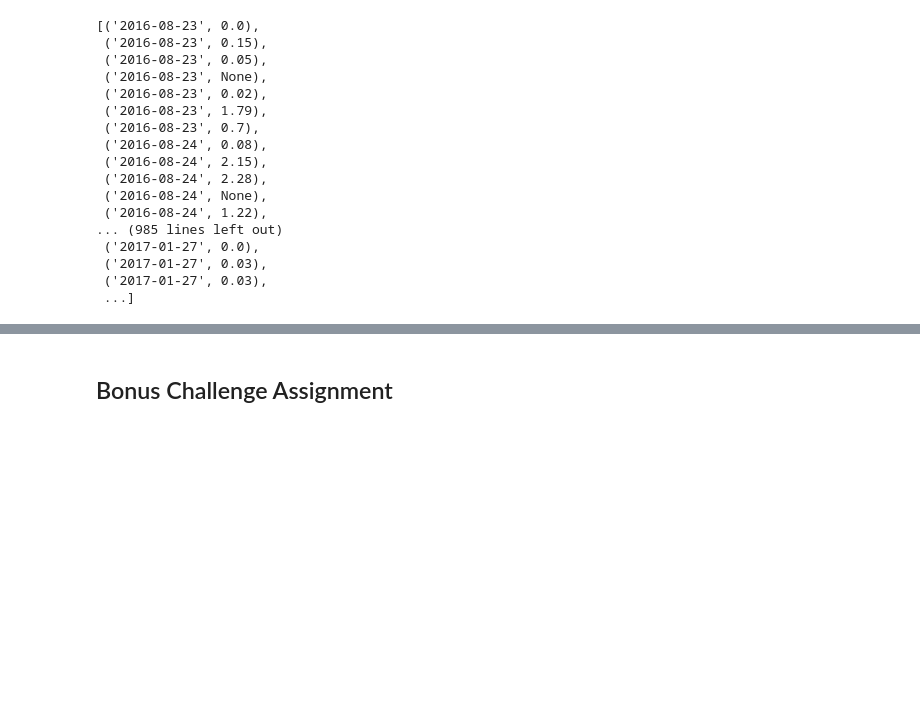
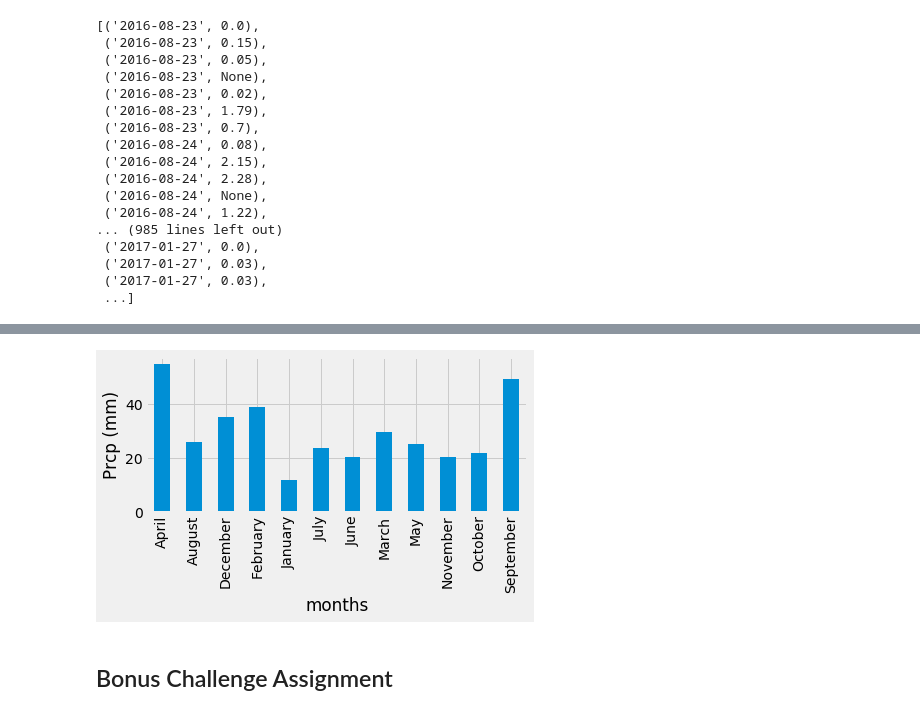
Before and after one commit to gitgranthub/sqlalchemy-challenge, a Jupyter notebook: climate_analysis.ipynb, the cells around one changed output, grey strips where cells are left out. Saved outputs shown, nothing was run; the diff lists cells and outputs as text; code cells hidden in the pictures; blank space fills up the shorter version.

Commit message:
initial plotting of prcp data

```diff
--- a/climate_analysis.ipynb
+++ b/climate_analysis.ipynb
@@ -108,3 +144,11 @@ last_twlv
+# %%
+# Use Pandas Plotting with Matplotlib to plot the data
+response_data_frame.plot.bar()
+plt.tight_layout()
+plt.ylabel('Prcp (mm)')
+plt.show()
+# %% [output]
+[figure, added]
 # %%
 # Use Pandas to calcualte the summary statistics for the precipitation data
 # %%
```
Also changed, not shown: parts of 8 cells of this notebook.
